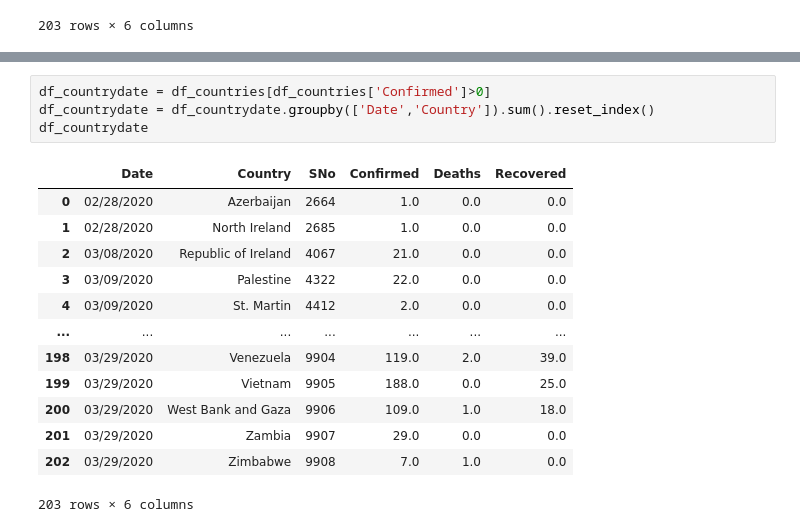
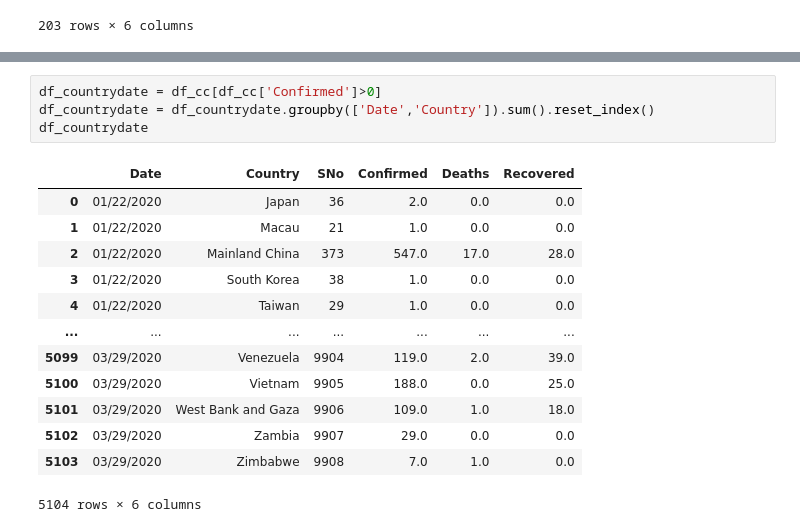
Before and after one commit to DanielHong95/TheQuarantineGroup, a Jupyter notebook: Data/covid_graphs.ipynb, the cells around one changed output, grey strips where cells are left out. Cells and saved outputs as stored; diff of their text form.

```diff
--- a/Data/covid_graphs.ipynb
+++ b/Data/covid_graphs.ipynb
@@ -93,23 +95,23 @@ fig_2.update_layout(
 # %% [output]
 [interactive output not drawn]
 # %%
-df_countrydate = df_countries[df_countries['Confirmed']>0]
+df_countrydate = df_cc[df_cc['Confirmed']>0]
 df_countrydate = df_countrydate.groupby(['Date','Country']).sum().reset_index()
 df_countrydate
 # %% [output]
 |  | Date | Country | SNo | Confirmed | Deaths | Recovered |
-| 0 | 02/28/2020 | Azerbaijan | 2664 | 1.0 | 0.0 | 0.0 |
-| 1 | 02/28/2020 | North Ireland | 2685 | 1.0 | 0.0 | 0.0 |
-| 2 | 03/08/2020 | Republic of Ireland | 4067 | 21.0 | 0.0 | 0.0 |
-| 3 | 03/09/2020 | Palestine | 4322 | 22.0 | 0.0 | 0.0 |
-| 4 | 03/09/2020 | St. Martin | 4412 | 2.0 | 0.0 | 0.0 |
+| 0 | 01/22/2020 | Japan | 36 | 2.0 | 0.0 | 0.0 |
+| 1 | 01/22/2020 | Macau | 21 | 1.0 | 0.0 | 0.0 |
+| 2 | 01/22/2020 | Mainland China | 373 | 547.0 | 17.0 | 28.0 |
+| 3 | 01/22/2020 | South Korea | 38 | 1.0 | 0.0 | 0.0 |
+| 4 | 01/22/2020 | Taiwan | 29 | 1.0 | 0.0 | 0.0 |
 | ... | ... | ... | ... | ... | ... | ... |
-| 198 | 03/29/2020 | Venezuela | 9904 | 119.0 | 2.0 | 39.0 |
-| 199 | 03/29/2020 | Vietnam | 9905 | 188.0 | 0.0 | 25.0 |
-| 200 | 03/29/2020 | West Bank and Gaza | 9906 | 109.0 | 1.0 | 18.0 |
-| 201 | 03/29/2020 | Zambia | 9907 | 29.0 | 0.0 | 0.0 |
-| 202 | 03/29/2020 | Zimbabwe | 9908 | 7.0 | 1.0 | 0.0 |
+| 5099 | 03/29/2020 | Venezuela | 9904 | 119.0 | 2.0 | 39.0 |
+| 5100 | 03/29/2020 | Vietnam | 9905 | 188.0 | 0.0 | 25.0 |
+| 5101 | 03/29/2020 | West Bank and Gaza | 9906 | 109.0 | 1.0 | 18.0 |
+| 5102 | 03/29/2020 | Zambia | 9907 | 29.0 | 0.0 | 0.0 |
+| 5103 | 03/29/2020 | Zimbabwe | 9908 | 7.0 | 1.0 | 0.0 |
-203 rows × 6 columns
+5104 rows × 6 columns
 # %%
 fig3 = px.choropleth(df_countrydate,
                     locations="Country",
```
Also changed, not shown: parts of 3 cells of this notebook.
